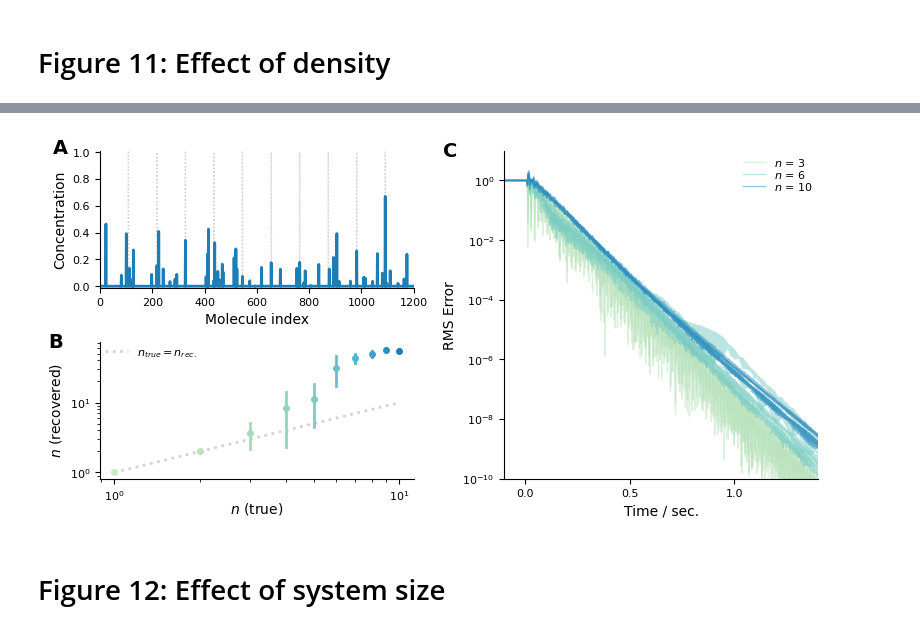
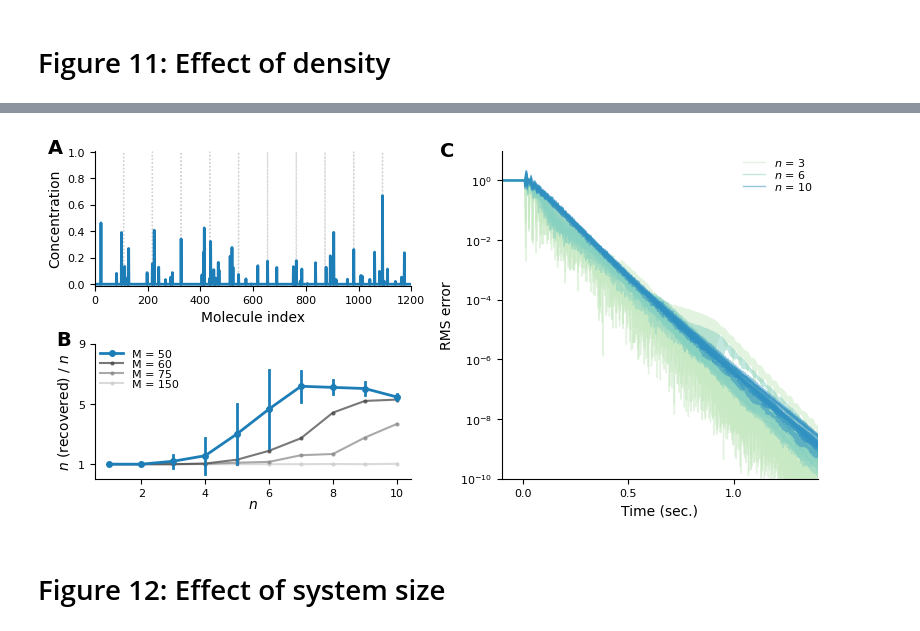
Before and after one commit to stootoon/sister-mcs-release, a Jupyter notebook: make_figures.ipynb, the cells around one changed output, grey strips where cells are left out. Drawn from its saved outputs; the diff is of its cells as text; code cells hidden in the pictures.

Commit message:
Updatd make_figures.

```diff
--- a/make_figures.ipynb
+++ b/make_figures.ipynb
@@ -11,5 +9,7 @@ import pickle
 # %% [output]
 Populating the interactive namespace from numpy and matplotlib
+# %%
+plt.style.use("default")
 # %%
 import util
 import figtools as ft
@@ -166,0 +168,10 @@ ax = eol.plot_effect_of_leaky_pgs(data, subplots=which_plots, label_order = ["rm
+# %%
+import predictions as pred
+force_compute = False
+for seed in [82]:
+    data = dt.load_if_exists_else_compute(
+        "pred_data.p",
+        loader_fun = lambda: pred.load_data(mon_x_rng = [-6,6], mon_sd=2, mon_seed = seed, mon_margin=1.02, zero_mean = False),
+        force_compute = force_compute
+    )
+    pred.plot_predictions(data, which_example = "med")
@@ -169,6 +201,10 @@ ax = eol.plot_effect_of_leaky_pgs(data, subplots=which_plots, label_order = ["rm
 # %%
 import effect_of_density as eod
 force_compute = False
-data = dt.load_if_exists_else_compute("eod_data.p", loader_fun = lambda: eod.load_data(n_max=6, t_decay=[1,1.5]), force_compute = force_compute)
-eod.plot_effect_of_density(data, which_trial_low=0, ylim_decay=[-1e-7, 1e-7], xlim_decay_high = [1.5, 2], xlim_decay_low=[1,1.5])
+data = dt.load_if_exists_else_compute(
+"eod_data.p",
+loader_fun = lambda: eod.load_data(n_max=12, t_decay=[1,1.5],
+M_vals=[50,60,70,75,80,90,100,150,200]),
+force_compute = force_compute)
+eod.plot_effect_of_density(data, M_vals = [50,60,75,150], which_trial_low=0, ylim_decay=[-1e-7, 1e-7], xlim_decay_high = [1.5, 2], xlim_decay_low=[1,1.5])
 # %% [output]
@@ -184,4 +220,4 @@ eod.plot_effect_of_density(data, which_trial_low=0, ylim_decay=[-1e-7, 1e-7], xl
-[figure, old version]
+[figure, new version]
 # %% [markdown]
 # Figure 12: Effect of system size
 # %%
```
Also changed, not shown: parts of 11 cells of this notebook.
